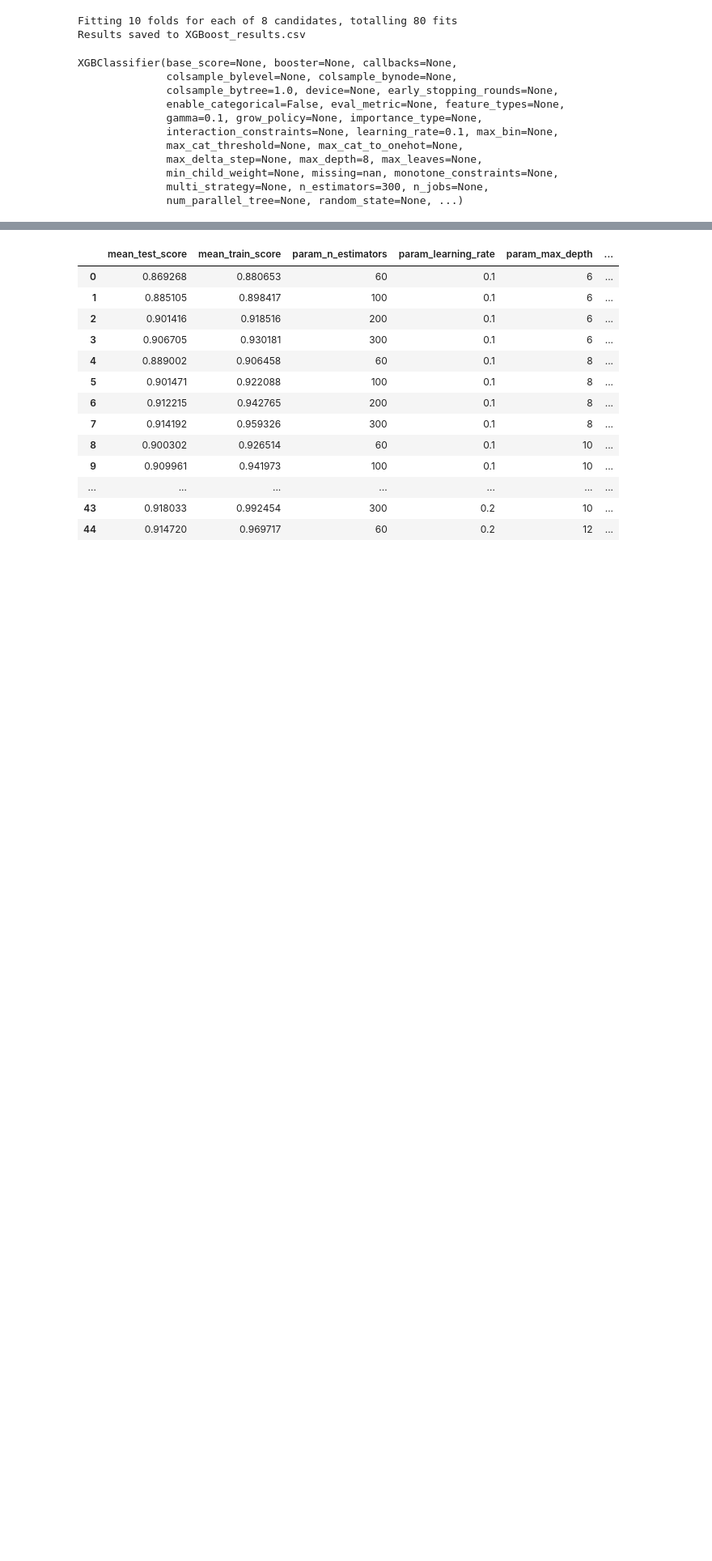
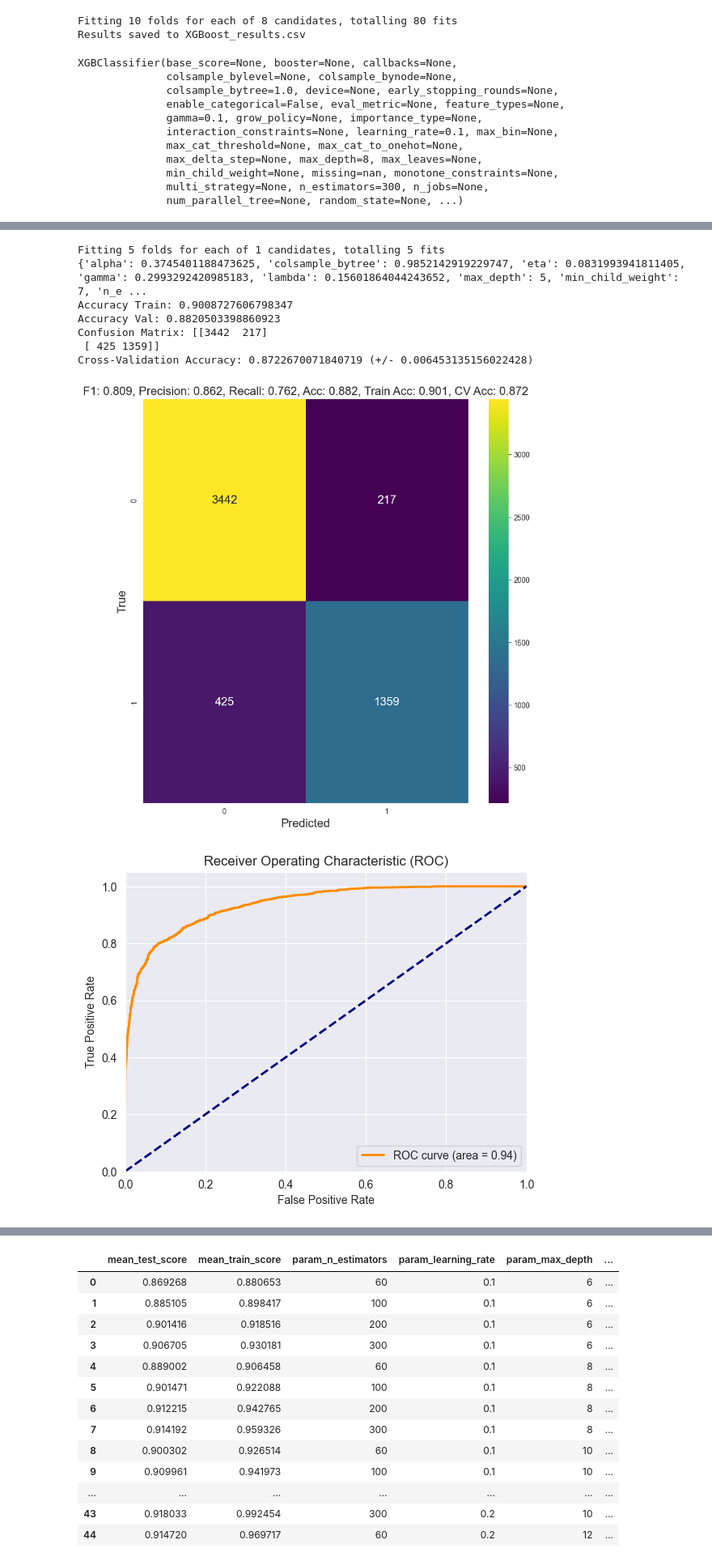
Before and after one commit to almog-sharoni/Data_Mining_Final_Project, a Jupyter notebook: main_notebook.ipynb, the cells around one changed output, grey strips where cells are left out. Shown at 81% size. Cells and saved outputs as stored; diff of their text form; code cells hidden in the pictures; blank space fills up the shorter version.

Commit message:
saved final results

```diff
--- a/main_notebook.ipynb
+++ b/main_notebook.ipynb
@@ -1297,31 +1302,61 @@ KeyboardInterrupt:
 # %%
 from imblearn.over_sampling import ADASYN
 
 df_encoded_std_train, val_encoded_std, y_train_, y_val = train_test_split(df_encoded_std, y_train, test_size=0.2, random_state=42, stratify=y_train)
 ada = ADASYN(random_state=42)
 X_res, y_res = ada.fit_resample(df_encoded_std_train, y_train_)
 XGB_model = XGBClassifier(use_label_encoder=False, eval_metric='mlogloss')
 
-# Define the parameter grid for XGBoost
-param_grid = {
-    'n_estimators': [300],
-    'learning_rate': [0.1],
-    'max_depth': [8],
-    'subsample': [1.0],
-    'colsample_bytree': [1.0],
-    'gamma': [0.1]
+param_dist = {
+    'eta': uniform(0.01, 0.1),
+    'max_depth': randint(3, 12),
+    'subsample': uniform(0.7, 0.3),
+    'colsample_bytree': uniform(0.7, 0.3),
+    'n_estimators': randint(100, 1000),
+    'gamma': uniform(0, 0.5),
+    'lambda': uniform(0, 1),
+    'alpha': uniform(0, 1),
+    'min_child_weight': randint(1, 10),
 }
 
-# Initialize GridSearchCV
-grid_search = GridSearchCV(XGB_model, param_grid, cv=10, scoring='accuracy', verbose=1, return_train_score=True, n_jobs=-1)
+# Initialize RandomizedSearchCV
+random_search = RandomizedSearchCV(
+    XGBClassifier(),
+    param_distributions=param_dist,
+    n_iter=1,
+    cv=5,
+    scoring='accuracy',
+    n_jobs=-1,
+    random_state=42,
+    verbose=1
+)
 
-# Fit the grid search to the data
-grid_search.fit(X_res, y_res)
+# Fit RandomizedSearchCV
+random_search.fit(df_encoded_std, y_train)
+
+# Get the best model
+best_model = random_search.best_estimator_
+
+# Print the best parameters
+print(random_search.best_params_)
+
+# Train the best model
+train_model(best_model, df_encoded_std, y_train)
 
 # Extract the relevant columns from the cv_results_ and save them
 columns = ['mean_test_score', 'mean_train_score', 'param_n_estimators', 'param_learning_rate',
            'param_max_depth', 'param_subsample', 'param_colsample_bytree', 'param_gamma']
-table_results = pd.DataFrame(grid_search.cv_results_)[columns]
+table_results = pd.DataFrame(random_search.cv_results_)[columns]
 
 # Save the results for the XGBoost model
-save_results(table_results, 'XGBoost_ADASYN')
+save_results(table_results, 'XGBoost_ADASYN_random_search')
+# %% [output]
+Fitting 5 folds for each of 1 candidates, totalling 5 fits
+{'alpha': 0.3745401188473625, 'colsample_bytree': 0.9852142919229747, 'eta': 0.0831993941811405, 'gamma': 0.2993292420985183, 'lambda': 0.15601864044243652, 'max_depth': 5, 'min_child_weight': 7, 'n_e ...
+Accuracy Train: 0.9008727606798347
+Accuracy Val: 0.8820503398860923
+Confusion Matrix: [[3442  217]
+ [ 425 1359]]
+Cross-Validation Accuracy: 0.8722670071840719 (+/- 0.006453135156022428)
+[figure, added]
+[figure, added]
```
Also changed, not shown: parts of 19 cells of this notebook, 1 other file.
